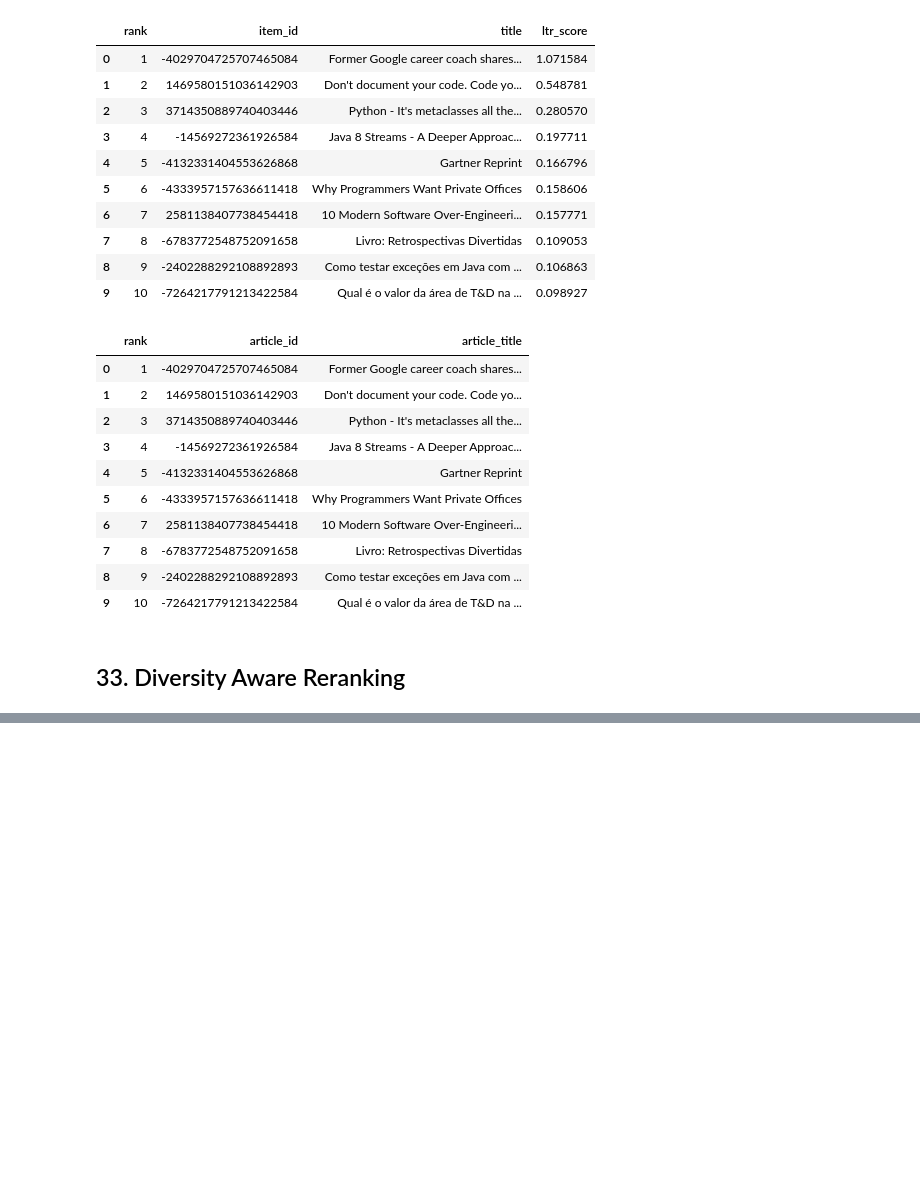
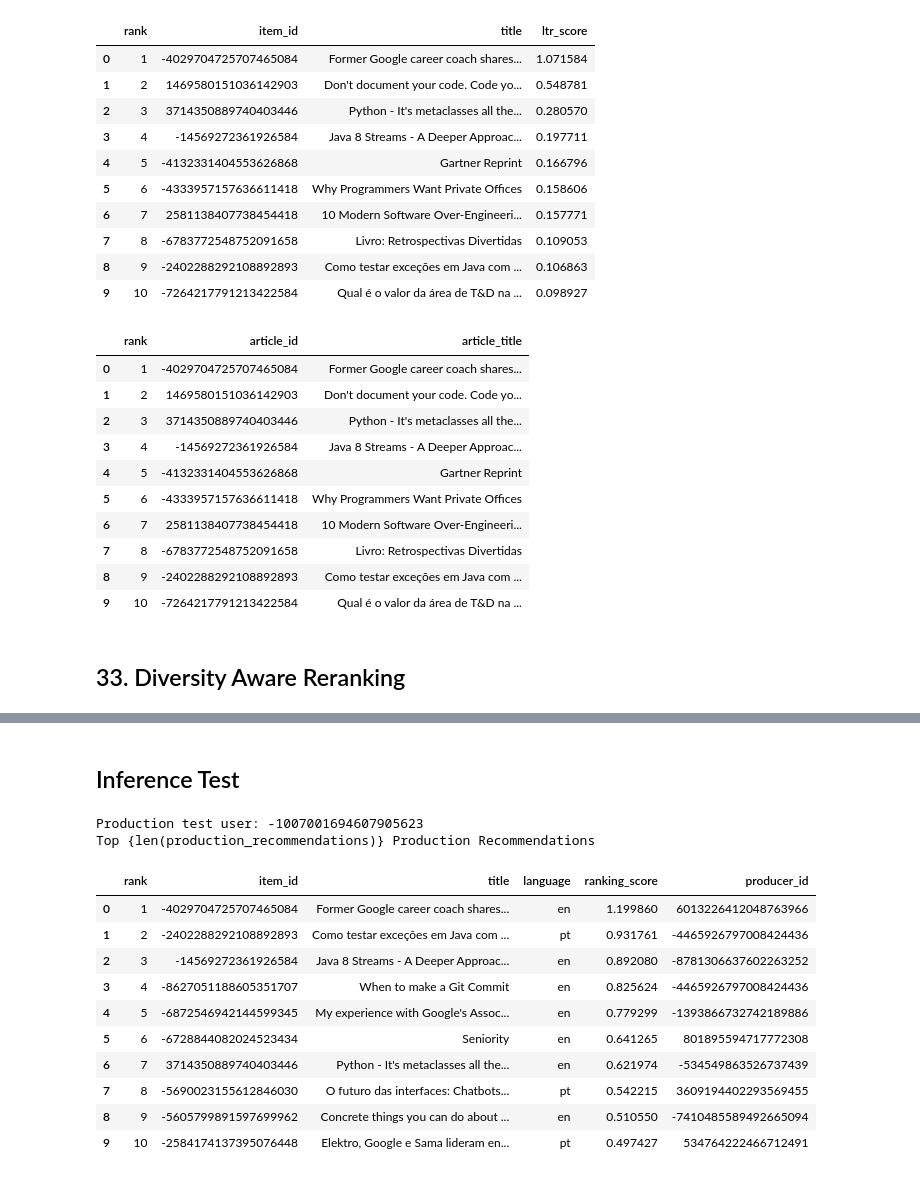
Before and after one commit to PhysicalAIEngineer/iPrint-News-Recommendation-Ranking-System, a Jupyter notebook: Notebook/06_Learning_To_Rank.ipynb, the cells around one changed output, grey strips where cells are left out. Saved outputs shown, nothing was run; the diff lists cells and outputs as text; code cells hidden in the pictures; blank space fills up the shorter version.

```diff
--- a/Notebook/06_Learning_To_Rank.ipynb
+++ b/Notebook/06_Learning_To_Rank.ipynb
@@ -1240,0 +1343,3 @@ def diversify_by_producer(ranked_df,top_k=10,producer_column="producer_id",max_p
+# %%
+final_ltr_model = lgb.train(params=LGB_PARAMS,train_set=final_dataset,num_boost_round=best_iteration,callbacks=[lgb.log_evaluation(period=50)])
+print("Final LTR model trained.")
@@ -1240,0 +1350,4 @@ def diversify_by_producer(ranked_df,top_k=10,producer_column="producer_id",max_p
+# %%
+model_path = (LTR_DIR / "lightgbm_ltr_model.txt")
+final_ltr_model.save_model(str(model_path))
+print("Saved:", model_path)
@@ -1240,0 +1358,6 @@ def diversify_by_producer(ranked_df,top_k=10,producer_column="producer_id",max_p
+# %%
+feature_config = {"model_type": "LightGBM LambdaMART","objective": "lambdarank","target_k": TARGET_K,"features": ranking_features,"best_iteration": int(best_iteration),"random_state": RANDOM_STATE}
+feature_config_path = (LTR_DIR / "ltr_feature_config.json")
+with open(feature_config_path,"w",encoding="utf-8") as f:
+    json.dump(feature_config,f,indent=4)
+print("Saved:", feature_config_path)
@@ -1240,0 +1402,4 @@ def diversify_by_producer(ranked_df,top_k=10,producer_column="producer_id",max_p
+# %%
+loaded_ltr_model = lgb.Booster(model_file=str(model_path))
+print("Saved model successfully reloaded.")
+print("Loaded model features:", loaded_ltr_model.num_feature())
@@ -1240,0 +1409,63 @@ def diversify_by_producer(ranked_df,top_k=10,producer_column="producer_id",max_p
+# %% [markdown]
+## Inference Test
+# %%
+if "candidate_features" not in globals():
+    raise NameError("candidate_features is not defined Run the candidate loading/feature engineering cells first.")
+if "loaded_ltr_model" not in globals():
+    raise NameError("loaded_ltr_model is not defined. Load the trained LTR model first.")
+if "ranking_features" not in globals():
+    raise NameError("ranking_features is not defined.")
+if "final_meta" in globals() and not final_meta.empty:
+    production_test_user = (final_meta["consumer_id"].iloc[0])
+else:
+    production_test_user = (candidate_features["consumer_id"].iloc[0])
+print("Production test user:", production_test_user)
+production_candidates = (candidate_features[candidate_features["consumer_id"] == production_test_user].copy())
+if production_candidates.empty:
+    raise ValueError(f"No candidates found for user " f"{production_test_user}.")
+missing_features = [col for col in ranking_features if col not in production_candidates.columns]
+if missing_features:
+    raise ValueError("Missing ranking features:\n" + "\n".join(f"  - {col}" for col in missing_features))
+production_X = (production_candidates[ranking_features].copy())
+for col in ranking_features:
+    production_X[col] = pd.to_numeric(production_X[col], errors="coerce")
+production_X = production_X.replace([np.inf, -np.inf], np.nan)
+production_candidates["ranking_score"] = loaded_ltr_model.predict(production_X)
+production_recommendations = (production_candidates.sort_values("ranking_score",ascending=False).head(10).copy())
+if "content" not in globals():
+    current_path = Path.cwd().resolve()
+    PROJECT_ROOT = None
+    for path in [current_path,*current_path.parents]:
+        if (path.name == "iPrint-News-Recommendation-Ranking-System"):
+            PROJECT_ROOT = path
+            break
+    if PROJECT_ROOT is None:
+        raise FileNotFoundError("Could not locate project root.")
+    content_matches = list(PROJECT_ROOT.rglob("platform_content.csv"))
+    if not content_matches:
+        raise FileNotFoundError("platform_content.csv not found.")
+    CONTENT_PATH = content_matches[0]
+    content = pd.read_csv(CONTENT_PATH)
+article_metadata = (content[["item_id","title","language","item_type","producer_id"]].drop_duplicates(subset=["item_id"]).copy())
+production_recommendations["item_id"] = (production_recommendations["item_id"].astype(str).str.strip())
+article_metadata["item_id"] = (article_metadata["item_id"].astype(str).str.strip())
+production_recommendations = (production_recommendations.drop(columns=["title","language","item_type","producer_id"],errors="ignore").merge(article_metadata,on="item_id",how="left",validate="many_to_one"))
+production_recommendations["rank"] = (production_recommendations.reset_index(drop=True).index + 1)
+display_columns = ["rank","item_id","title","language","ranking_score","producer_id"]
+display_columns = [col for col in display_columns if col in production_recommendations.columns]
+print("Top {len(production_recommendations)} Production Recommendations")
+display(production_recommendations[display_columns])
+# %% [output]
+Production test user: -1007001694607905623
+Top {len(production_recommendations)} Production Recommendations
+|  | rank | item_id | title | language | ranking_score | producer_id |
+| 0 | 1 | -4029704725707465084 | Former Google career coach shares... | en | 1.199860 | 6013226412048763966 |
+| 1 | 2 | -2402288292108892893 | Como testar exceções em Java com ... | pt | 0.931761 | -4465926797008424436 |
+| 2 | 3 | -14569272361926584 | Java 8 Streams - A Deeper Approac... | en | 0.892080 | -8781306637602263252 |
+| 3 | 4 | -8627051188605351707 | When to make a Git Commit | en | 0.825624 | -4465926797008424436 |
+| 4 | 5 | -6872546942144599345 | My experience with Google's Assoc... | en | 0.779299 | -1393866732742189886 |
+| 5 | 6 | -6728844082024523434 | Seniority | en | 0.641265 | 801895594717772308 |
+| 6 | 7 | 3714350889740403446 | Python - It's metaclasses all the... | en | 0.621974 | -534549863526737439 |
+| 7 | 8 | -5690023155612846030 | O futuro das interfaces: Chatbots... | pt | 0.542215 | 3609194402293569455 |
+| 8 | 9 | -5605799891597699962 | Concrete things you can do about ... | en | 0.510550 | -7410485589492665094 |
+| 9 | 10 | -2584174137395076448 | Elektro, Google e Sama lideram en... | pt | 0.497427 | 534764222466712491 |
```
Also changed, not shown: parts of 33 cells of this notebook, 7 other files.
